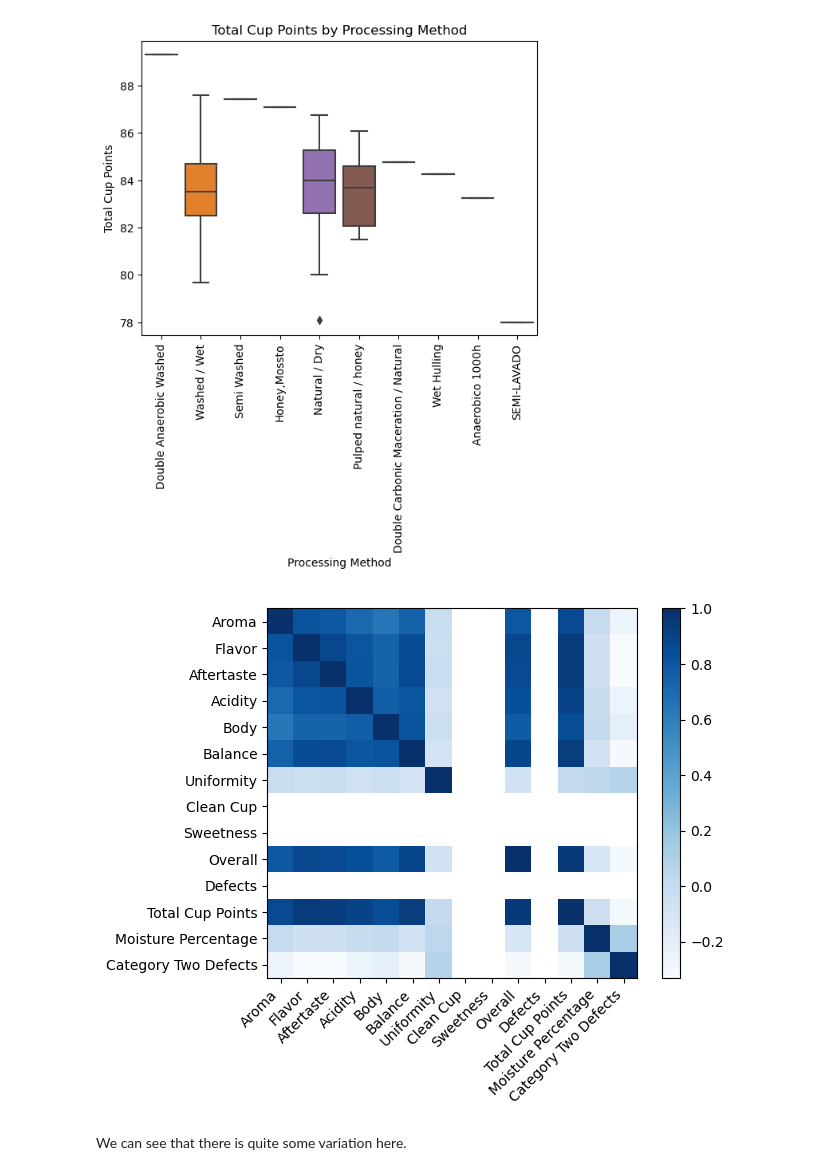
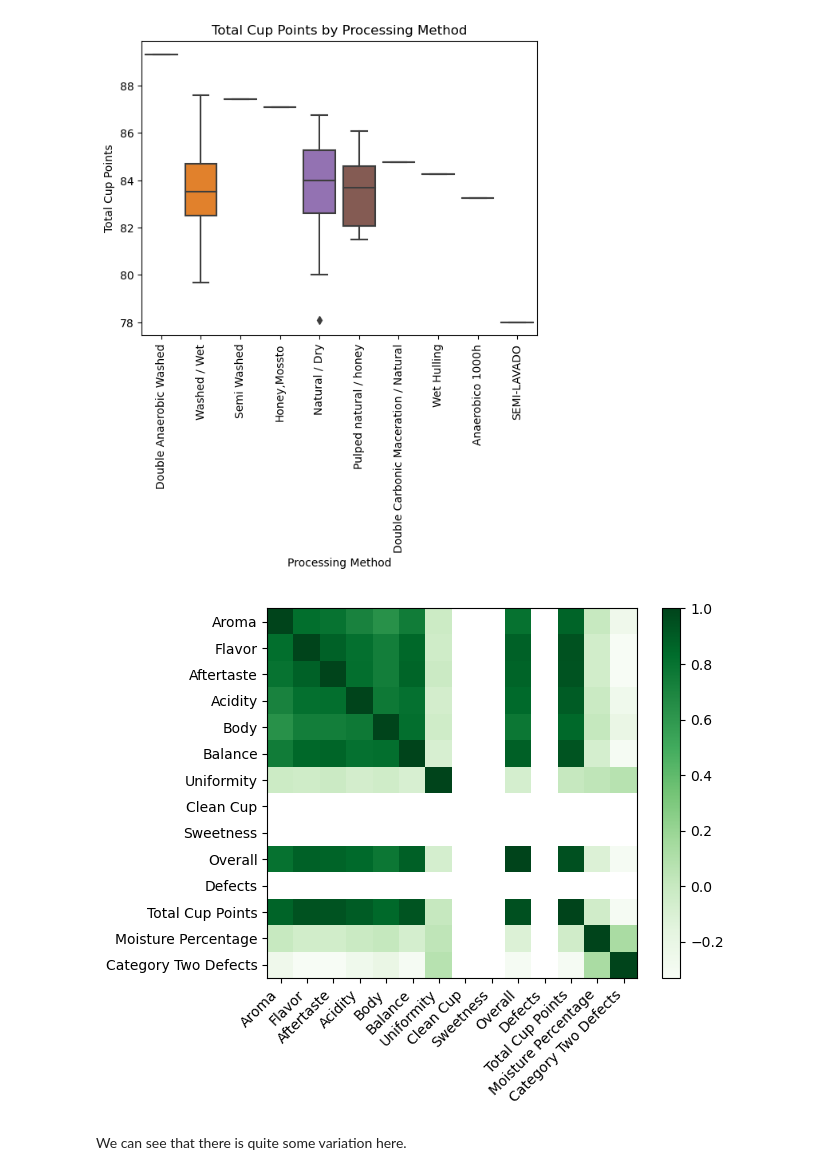
Before and after one commit to sebastianlortiz/Coffee-Data-Visualization-Project, a Jupyter notebook: Coffee Project.ipynb, the cells around one changed output. Drawn from its saved outputs; the diff is of its cells as text; code cells hidden in the pictures.

```diff
--- a/Coffee Project.ipynb
+++ b/Coffee Project.ipynb
@@ -94,6 +93,7 @@ Data Cleaning.
 # %%
 columns_to_drop = ['Unnamed: 0', 'Company', 'Owner', 'Producer', 'In-Country Partner', 'Lot Number', 'Quakers', 'Category One Defects', 'Mill', 'ICO Number', 'Number of Bags', 'Bag Weight', 'Harvest Year', 'Grading Date', 'Status', 'Expiration', 'Certification Body', 'Certification Address', 'Certification Contact']
 df = df.drop(columns_to_drop, axis=1)
+df = df.dropna()
 df
 # %% [output]
 |  | Country of Origin | Farm Name | Altitude | Region | Variety | Processing Method | Aroma | Flavor | ... |
@@ -112,0 +120,11 @@ df
+# %%
+df = df.drop(180)
+# %%
+for index, altitude in df['Altitude'].items():
+    if isinstance(altitude, str) and '-' in altitude:
+        new_altitude = altitude.replace(' ', '').split('-')
+        new_altitude = sum(int(k) for k in new_altitude)/len(new_altitude)
+        df.at[index, 'Altitude'] = new_altitude
+    elif isinstance(altitude, str):
+        new_altitude = float(altitude)
+        df.at[index, 'Altitude'] = new_altitude
@@ -384,16 +437,16 @@ plt.show()
 # %%
 matrix = df.corr()
 # %%
-plt.imshow(matrix, cmap='Blues')
+plt.imshow(matrix, cmap='Greens')
 variables = []
 plt.colorbar()
 for i in matrix.columns:
     variables.append(i)
 plt.xticks(range(len(matrix)), variables, rotation=45, ha='right')
 plt.yticks(range(len(matrix)), variables)
 plt.show()
 # %% [output]
-[figure, old version]
+[figure, new version]
 # %% [markdown]
 We can see that there is quite some variation here.
 # %%
```
Also changed, not shown: parts of 15 cells of this notebook.
